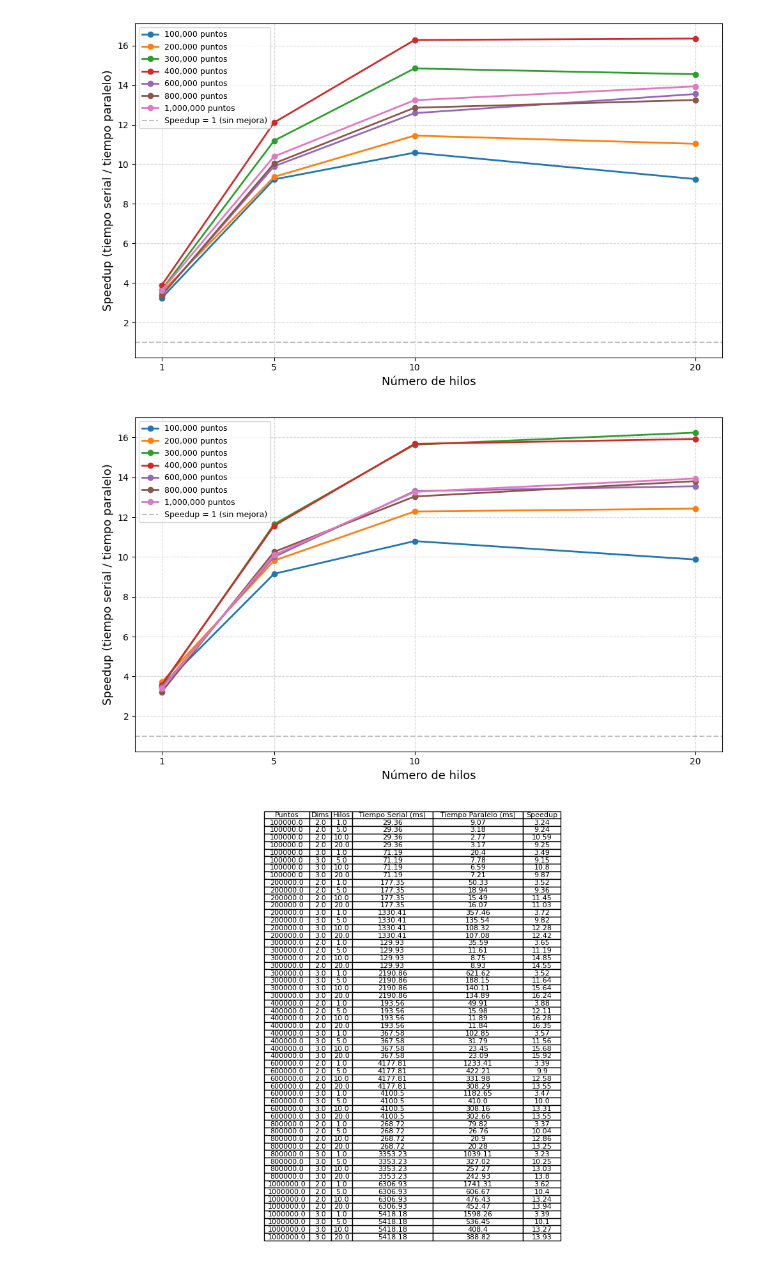
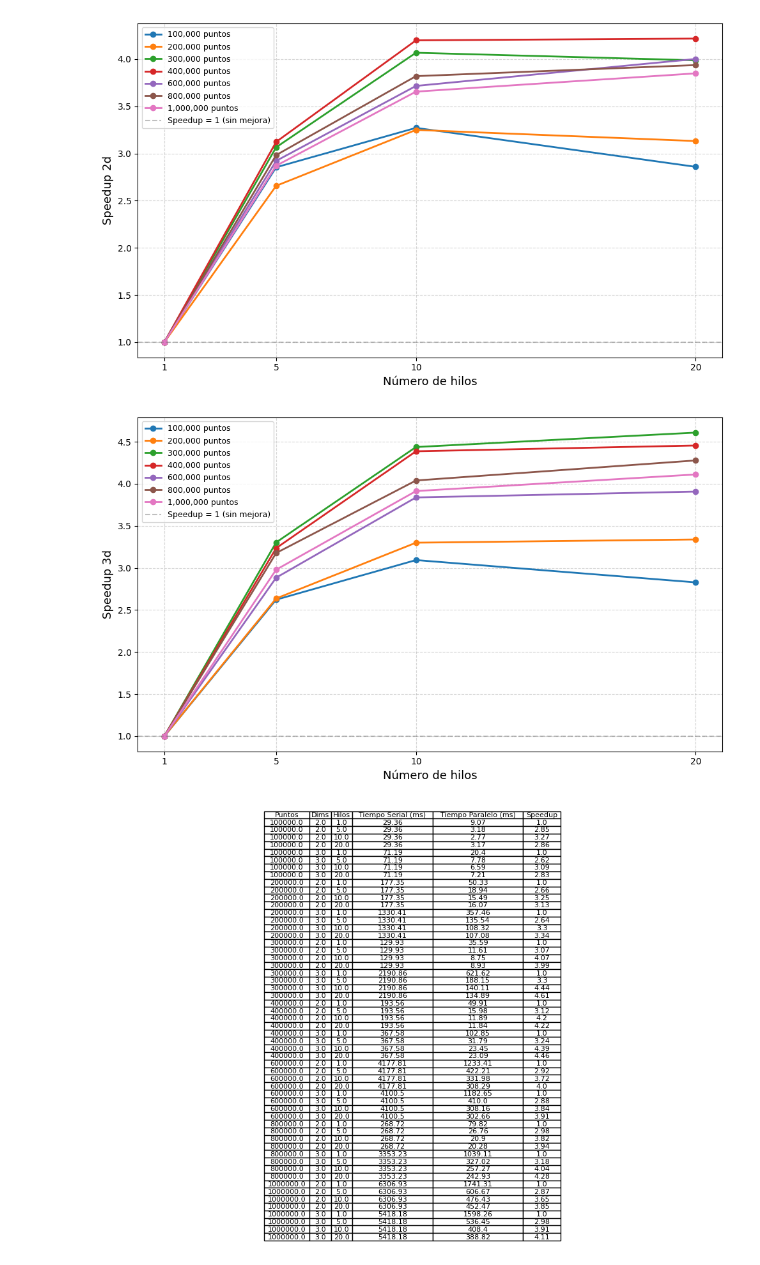
Before and after one commit to ekab-hub/Proyecto_Clusters_Paralelo, a Jupyter notebook: speed_up.ipynb, the cells around one changed output. Cells and saved outputs as stored; diff of their text form; code cells hidden in the pictures.

Commit message:
Cambios por error en speedup

```diff
--- a/speed_up.ipynb
+++ b/speed_up.ipynb
@@ -13,33 +13,36 @@ paralelo = promedios[promedios["tipo"] == "paralelo"]
 
 # Unir por puntos y dims para calcular speedup
 merged = paralelo.merge(serial, on=["puntos", "dims"])
-merged["speedup"] = merged["tiempo_serial"] / merged["tiempo_ms"]
+# Speedup = tiempo con 1 hilo / tiempo con p hilos
+base_1_hilo = merged[merged["hilos"] == 1][["puntos", "dims", "tiempo_ms"]].rename(columns={"tiempo_ms": "tiempo_1_hilo"})
+merged = merged.merge(base_1_hilo, on=["puntos", "dims"])
+merged["speedup"] = merged["tiempo_1_hilo"] / merged["tiempo_ms"]
 # %%
 # Una gráfica por dimensión
 for dims in [2, 3]:
     subset = merged[merged["dims"] == dims]
 
     plt.figure(figsize=(10, 6))
 
     for n in sorted(subset["puntos"].unique()):
         data = subset[subset["puntos"] == n].sort_values("hilos")
         plt.plot(data["hilos"], data["speedup"], marker="o", linewidth=2, label=f"{n:,} puntos")
 
     # Línea de speedup ideal (lineal)
     plt.axhline(y=1, color="gray", linestyle="--", alpha=0.5, label="Speedup = 1 (sin mejora)")
 
     plt.xlabel("Número de hilos", fontsize=13)
-    plt.ylabel("Speedup (tiempo serial / tiempo paralelo)", fontsize=13)
+    plt.ylabel(f"Speedup {dims}d", fontsize=13)
     plt.xticks([1, 5, 10, 20])
     plt.legend(fontsize=9)
     plt.grid(True, linestyle="--", alpha=0.5)
     plt.tight_layout()
     plt.savefig(f"speedup_{dims}d.png", dpi=150)
     plt.show()
     plt.close()
 # %% [output]
-[figure, old version]
+[figure, new version]
-[figure, old version]
+[figure, new version]
 # %%
 fig, ax = plt.subplots(figsize=(10, 8))
 ax.axis("off")
```
Also changed, not shown: 3 other files.
